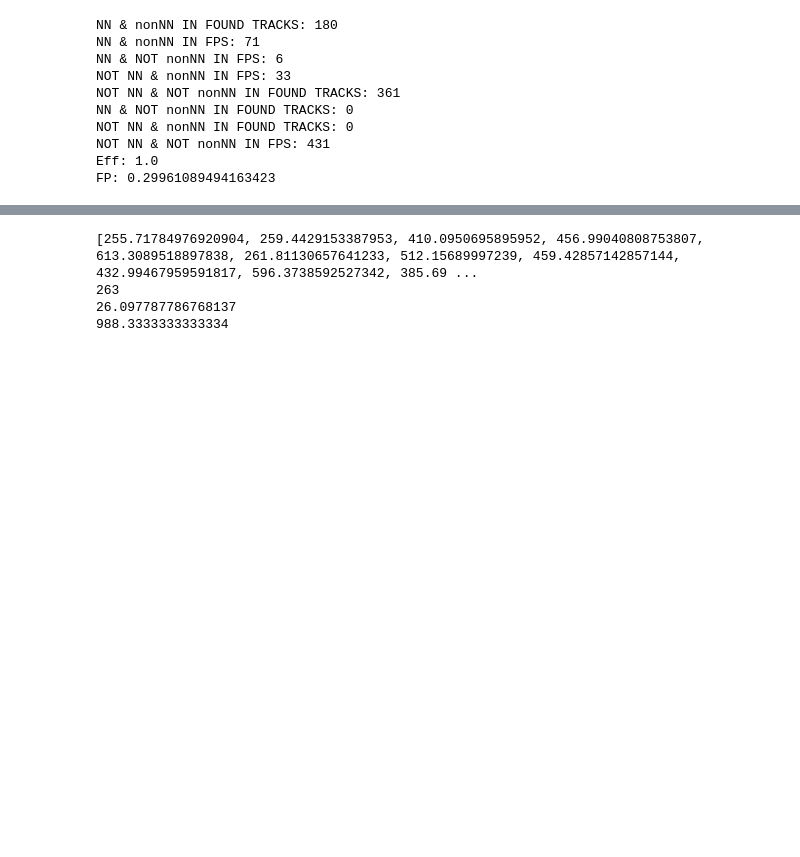
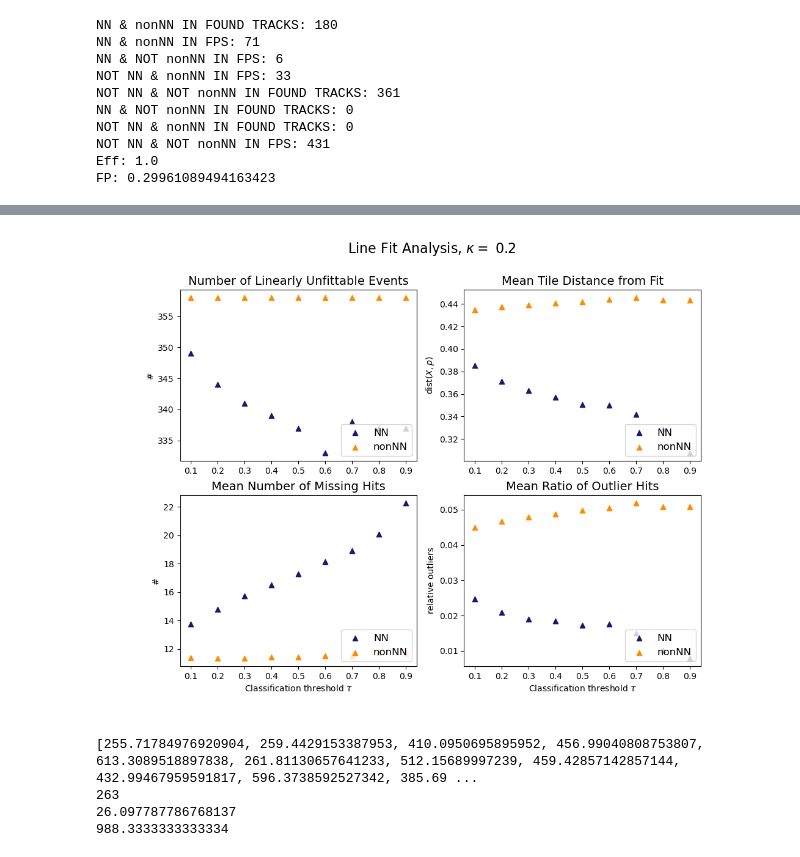
Before and after one commit to gajdosmatej/track_denoiser, a Jupyter notebook: analysis.ipynb, the cells around one changed output, grey strips where cells are left out. Cells and saved outputs as stored; diff of their text form; code cells hidden in the pictures; blank space fills up the shorter version.

Commit message:
analysis.ipynb ... Linear analysis refactor.

```diff
--- a/analysis.ipynb
+++ b/analysis.ipynb
@@ -651,3 +507,84 @@ matplotlib.pyplot.show()
+# %%
+# Line fit analysis for variable tau (classification threshold)
+
+threshold_outliers = 0.2
+in_temporal_space = False
+
+thresholds = numpy.linspace(0.1, 0.9, 9)
+
+NN_results = {"outliers": [], "residua": [], "missing_tiles": [], "counts_fittable": [], "counts_unfittable": []}
+nonNN_results = {"outliers": [], "residua": [], "missing_tiles": [], "counts_fittable": [], "counts_unfittable": []}
+
+for tau in thresholds:
+	modelAPI.threshold = tau
+	NN_classifications = modelAPI.classify(X17_reconstructions)
+
+	nonNN_indices = getLinearlyFittableIndices(X17_nonNN, threshold_outliers, in_temporal_space)
+	NN_indices = getLinearlyFittableIndices(NN_classifications, threshold_outliers, in_temporal_space)
+
+	# Fill fittable events counts data
+	nonNN_results["counts_fittable"].append(len(nonNN_indices))
+	NN_results["counts_fittable"].append(len(NN_indices))
+	nonNN_results["counts_unfittable"].append(X17_nonNN.shape[0] - len(nonNN_indices))
+	NN_results["counts_unfittable"].append(X17_nonNN.shape[0] - len(NN_indices))
+	intersection_indices = [i for i in NN_indices if i in nonNN_indices]
+
+	NN_ratio_outliers, NN_residuum, NN_missing_tiles = getMeanLinearVals(
+		NN_classifications[intersection_indices], X17_noisy[intersection_indices], in_temporal_space
+	)
+	nonNN_ratio_outliers, nonNN_residuum, nonNN_missing_tiles = getMeanLinearVals(
+		X17_nonNN[intersection_indices], X17_noisy[intersection_indices], in_temporal_space)
+
+	# Fill other data
+	NN_results["outliers"].append( NN_ratio_outliers )
+	nonNN_results["outliers"].append( nonNN_ratio_outliers )
+	NN_results["residua"].append( NN_residuum )
+	nonNN_results["residua"].append( nonNN_residuum )
+	NN_results["missing_tiles"].append( NN_missing_tiles )
+	nonNN_results["missing_tiles"].append( nonNN_missing_tiles )
+
+# Plot the result
+fig = matplotlib.pyplot.gcf()
+matplotlib.pyplot.close(fig)
+
+fig, ax = matplotlib.pyplot.subplots(2,2)
+fig.set_size_inches(11, 8)
+#fig.tight_layout()
+
+fig.suptitle(r"Line Fit Analysis, $\kappa =$ " + str(threshold_outliers), fontsize=16)
+
+ax[0,0].scatter(thresholds, NN_results["counts_unfittable"], label="NN", color="midnightblue", marker="^")
+ax[0,0].scatter(thresholds, nonNN_results["counts_unfittable"], label="nonNN", color="darkorange", marker="^")
+ax[0,0].legend(prop={'size': 12}, loc="lower right")
+ax[0,0].set_title("Number of Linearly Unfittable Events", fontdict={"fontsize": 14})
+
+ax[0,1].scatter(thresholds, NN_results["residua"], label="NN", color="midnightblue", marker="^")
+ax[0,1].scatter(thresholds, nonNN_results["residua"], label="nonNN", color="darkorange", marker="^")
+ax[0,1].legend(prop={'size': 12}, loc="lower right")
+ax[0,1].set_title("Mean Tile Distance from Fit", fontdict={"fontsize": 14})
+
+ax[1,0].scatter(thresholds, NN_results["missing_tiles"], label="NN", color="midnightblue", marker="^")
+ax[1,0].scatter(thresholds, nonNN_results["missing_tiles"], label="nonNN", color="darkorange", marker="^")
+ax[1,0].legend(prop={'size': 12}, loc="lower right")
+ax[1,0].set_title("Mean Number of Missing Hits", fontdict={"fontsize": 14})
+
+ax[1,1].scatter(thresholds, NN_results["outliers"], label="NN", color="midnightblue", marker="^")
+ax[1,1].scatter(thresholds, nonNN_results["outliers"], label="nonNN", color="darkorange", marker="^")
+ax[1,1].legend(prop={'size': 12}, loc="lower right")
+ax[1,1].set_title("Mean Ratio of Outlier Hits", fontdict={"fontsize": 14})
+
+ax[1,0].set_xlabel(r"Classification threshold $\tau$")
+ax[1,1].set_xlabel(r"Classification threshold $\tau$")
+
+ax[0,0].set_ylabel("#")
+ax[0,1].set_ylabel(r"$\text{dist}(X,p)$")
+ax[1,0].set_ylabel("#")
+ax[1,1].set_ylabel("relative outliers")
+
+matplotlib.pyplot.show()
+#fig.savefig("imgs/paper/linear_analysis_kappa0.2.pdf")
+# %% [output]
+[figure, added]
 # %%
 #Four reconstruction energy histograms
 #TODO try this on the good ones from linear analysis
```
Also changed, not shown: parts of 11 cells of this notebook.
